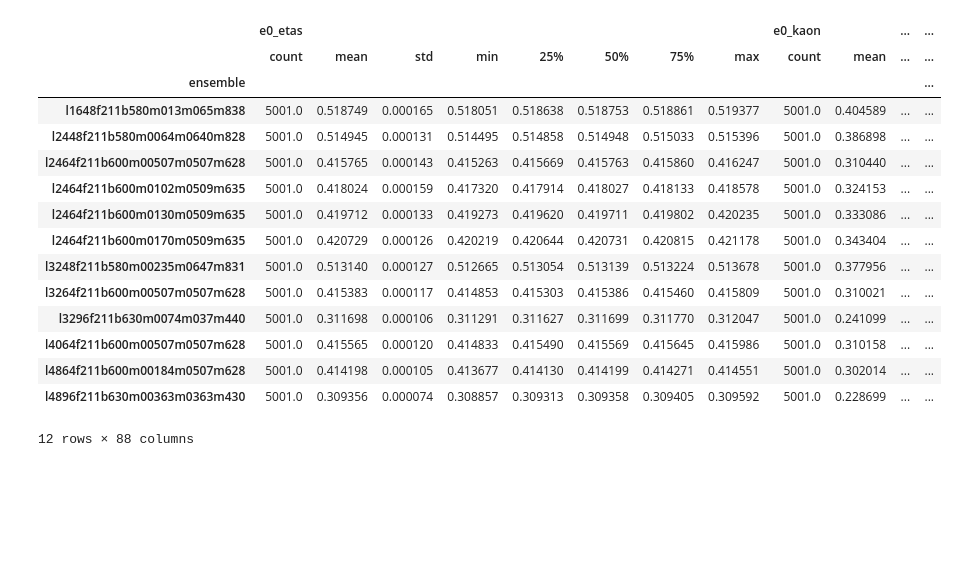
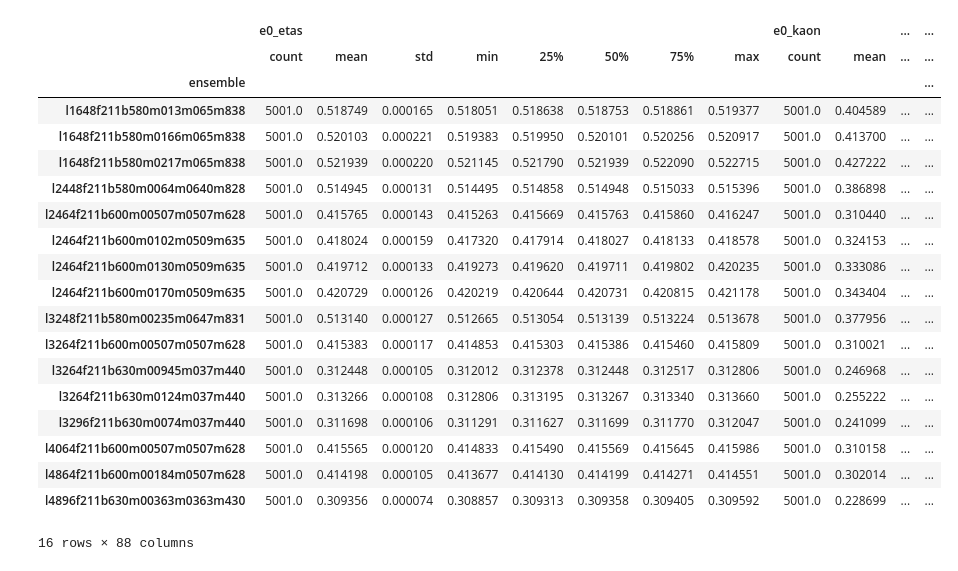
Before and after one commit to callat-qcd/project_fkfpi, a Jupyter notebook: fkfpi_workbook.ipynb, the cells around one changed output. Drawn from its saved outputs; the diff is of its cells as text; code cells hidden in the pictures; blank space fills up the shorter version.

```diff
--- a/fkfpi_workbook.ipynb
+++ b/fkfpi_workbook.ipynb
@@ -63,15 +63,17 @@ phys_p['aw0'] = 0
 # FLAG FK/Fpi
 flag_FKFpi = gv.gvar(1.1933, 0.0029)
 # %%
-data = pd.read_csv('./github_fkfpi_v1.csv')
+data = pd.read_csv('./github_fkfpi_v2.csv')
 hisq_params = pd.read_csv('./hisq_params.csv')
 mixed_params = pd.read_csv('./github_mixed_v1.csv')
 data.groupby('ensemble').describe()
 # %% [output]
 |  | e0_etas |  |  |  |  |  |  |  | e0_kaon |  | ... | ... |
 |  | count | mean | std | min | 25% | 50% | 75% | max | count | mean | ... | ... |
 | ensemble |  |  |  |  |  |  |  |  |  |  |  | ... |
 | l1648f211b580m013m065m838 | 5001.0 | 0.518749 | 0.000165 | 0.518051 | 0.518638 | 0.518753 | 0.518861 | 0.519377 | 5001.0 | 0.404589 | ... | ... |
+| l1648f211b580m0166m065m838 | 5001.0 | 0.520103 | 0.000221 | 0.519383 | 0.519950 | 0.520101 | 0.520256 | 0.520917 | 5001.0 | 0.413700 | ... | ... |
+| l1648f211b580m0217m065m838 | 5001.0 | 0.521939 | 0.000220 | 0.521145 | 0.521790 | 0.521939 | 0.522090 | 0.522715 | 5001.0 | 0.427222 | ... | ... |
 | l2448f211b580m0064m0640m828 | 5001.0 | 0.514945 | 0.000131 | 0.514495 | 0.514858 | 0.514948 | 0.515033 | 0.515396 | 5001.0 | 0.386898 | ... | ... |
 | l2464f211b600m00507m0507m628 | 5001.0 | 0.415765 | 0.000143 | 0.415263 | 0.415669 | 0.415763 | 0.415860 | 0.416247 | 5001.0 | 0.310440 | ... | ... |
 | l2464f211b600m0102m0509m635 | 5001.0 | 0.418024 | 0.000159 | 0.417320 | 0.417914 | 0.418027 | 0.418133 | 0.418578 | 5001.0 | 0.324153 | ... | ... |
@@ -79,11 +81,13 @@ data.groupby('ensemble').describe()
 | l2464f211b600m0170m0509m635 | 5001.0 | 0.420729 | 0.000126 | 0.420219 | 0.420644 | 0.420731 | 0.420815 | 0.421178 | 5001.0 | 0.343404 | ... | ... |
 | l3248f211b580m00235m0647m831 | 5001.0 | 0.513140 | 0.000127 | 0.512665 | 0.513054 | 0.513139 | 0.513224 | 0.513678 | 5001.0 | 0.377956 | ... | ... |
 | l3264f211b600m00507m0507m628 | 5001.0 | 0.415383 | 0.000117 | 0.414853 | 0.415303 | 0.415386 | 0.415460 | 0.415809 | 5001.0 | 0.310021 | ... | ... |
+| l3264f211b630m00945m037m440 | 5001.0 | 0.312448 | 0.000105 | 0.312012 | 0.312378 | 0.312448 | 0.312517 | 0.312806 | 5001.0 | 0.246968 | ... | ... |
+| l3264f211b630m0124m037m440 | 5001.0 | 0.313266 | 0.000108 | 0.312806 | 0.313195 | 0.313267 | 0.313340 | 0.313660 | 5001.0 | 0.255222 | ... | ... |
 | l3296f211b630m0074m037m440 | 5001.0 | 0.311698 | 0.000106 | 0.311291 | 0.311627 | 0.311699 | 0.311770 | 0.312047 | 5001.0 | 0.241099 | ... | ... |
 | l4064f211b600m00507m0507m628 | 5001.0 | 0.415565 | 0.000120 | 0.414833 | 0.415490 | 0.415569 | 0.415645 | 0.415986 | 5001.0 | 0.310158 | ... | ... |
 | l4864f211b600m00184m0507m628 | 5001.0 | 0.414198 | 0.000105 | 0.413677 | 0.414130 | 0.414199 | 0.414271 | 0.414551 | 5001.0 | 0.302014 | ... | ... |
 | l4896f211b630m00363m0363m430 | 5001.0 | 0.309356 | 0.000074 | 0.308857 | 0.309313 | 0.309358 | 0.309405 | 0.309592 | 5001.0 | 0.228699 | ... | ... |
-12 rows × 88 columns
+16 rows × 88 columns
 # %%
 fmt_data = flib.format_data(switches,data,mixed_params,hisq_params,priors)
 #print(fmt_data)
```
Also changed, not shown: parts of 6 cells of this notebook, 3 other files.
